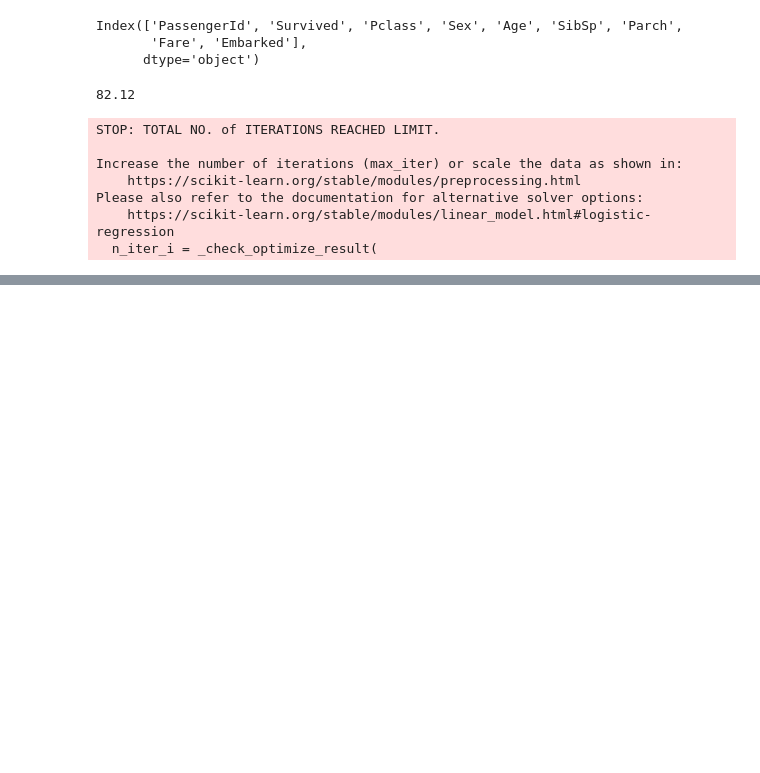
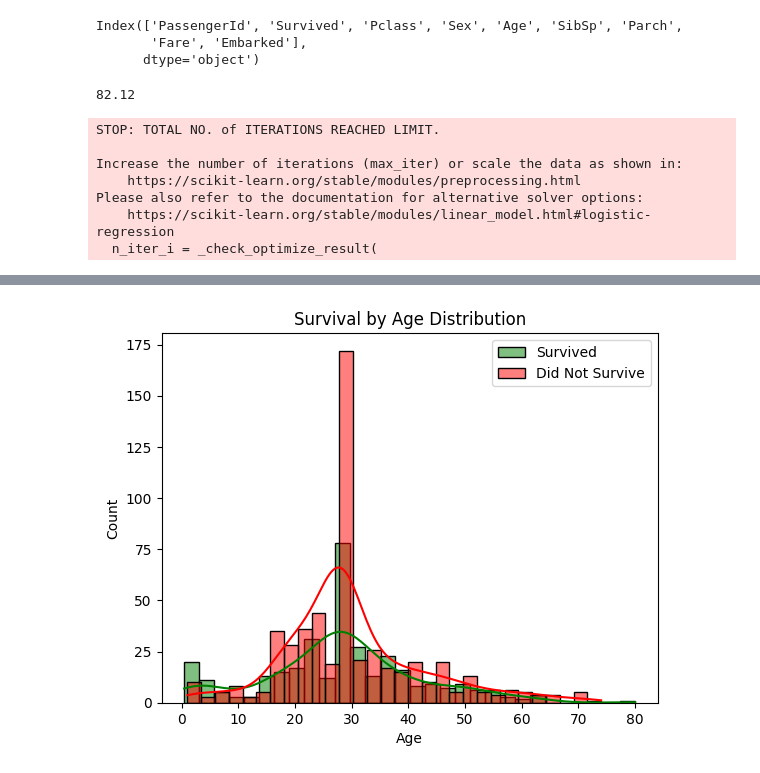
Before and after one commit to Prajwal-repo/AIML-projects, a Jupyter notebook: Titanic Survival Prediction/Survival_predict.ipynb, the cells around one changed output, grey strips where cells are left out. Cells and saved outputs as stored; diff of their text form; code cells hidden in the pictures; blank space fills up the shorter version.

```diff
--- a/Titanic Survival Prediction/Survival_predict.ipynb
+++ b/Titanic Survival Prediction/Survival_predict.ipynb
@@ -166,0 +195,9 @@ print(accuracy_Random_Forest)
+# %%
+sns.histplot(data[data["Survived"] == 1]["Age"], bins=30, kde=True, color="green", label="Survived")
+sns.histplot(data[data["Survived"] == 0]["Age"], bins=30, kde=True, color="red", label="Did Not Survive")
+plt.legend()
+plt.title("Survival by Age Distribution")
+plt.xlabel("Age")
+plt.show()
+# %% [output]
+[figure, added]
```
Also changed, not shown: parts of 7 cells of this notebook.
